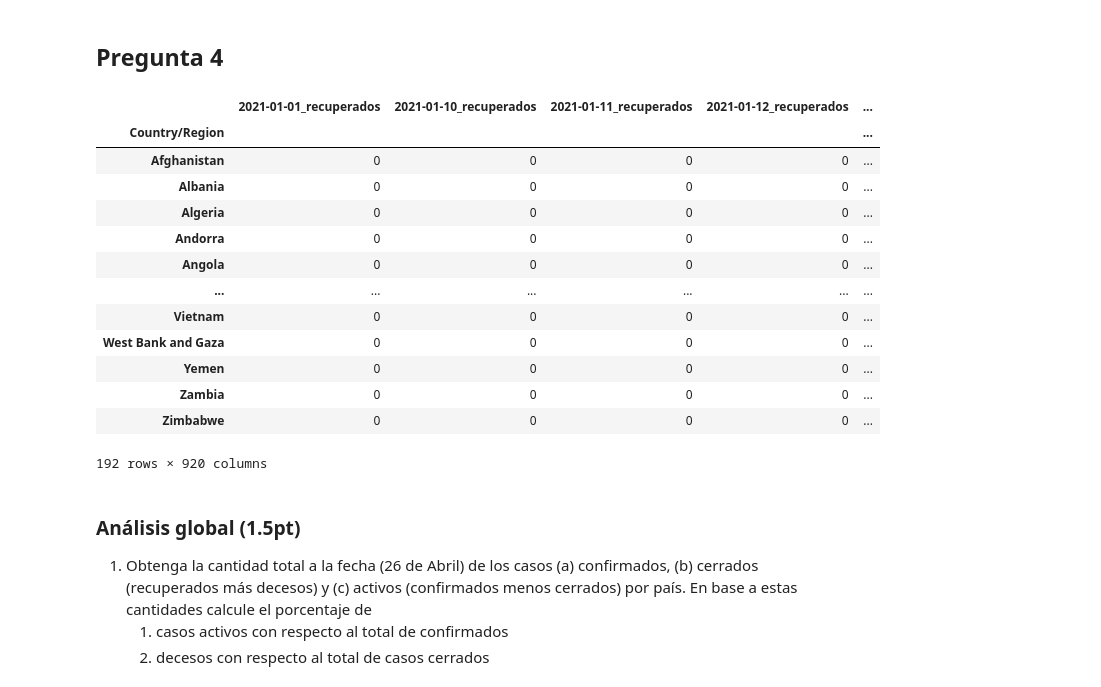
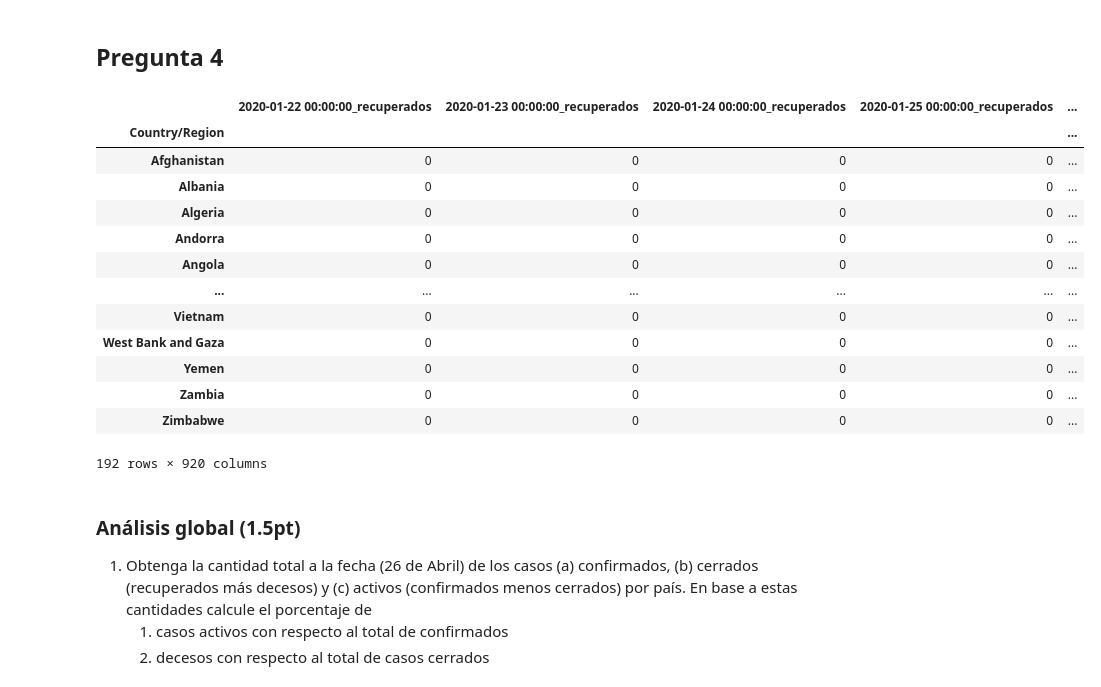
Before and after one commit to fehrmann11/Tarea-1-COVID-19, a Jupyter notebook: info147_tarea1.ipynb, the cells around one changed output. Cells and saved outputs as stored; diff of their text form; code cells hidden in the pictures.

```diff
--- a/info147_tarea1.ipynb
+++ b/info147_tarea1.ipynb
@@ -134,19 +131,23 @@ Descartamos las filas del segundo dataframe que no coincidian con el nombre del
 # %%
 df_recuperados = pd.read_csv('data/covid19_recuperados.csv', index_col = 'Country/Region')
 df_recuperados.drop(['Lat', 'Long'], axis=1, inplace=True)
-df_recuperados.columns = pd.to_datetime(df_recuperados.columns.difference(['Province/State'])).strftime('%Y-%m-%d').insert(0, 'Province/State')
+
 df_recuperados = df_recuperados.groupby('Country/Region').sum()
+
+df_recuperados.columns = pd.to_datetime(df_recuperados.columns)
+df_recuperados.columns = sorted(df_recuperados.columns)
 # %%
 df_muertes = pd.read_csv('data/covid19_decesos.csv', index_col = 'Country/Region')
 df_muertes.drop(['Lat', 'Long'], axis=1, inplace=True)
-df_muertes.columns = pd.to_datetime(df_muertes.columns.difference(['Province/State'])).strftime('%Y-%m-%d').insert(0, 'Province/State')
 df_muertes = df_muertes.groupby('Country/Region').sum()
 
+df_muertes.columns = pd.to_datetime(df_muertes.columns)
+df_muertes.columns = sorted(df_muertes.columns)
 
 df_muertes_merge = pd.merge(df_recuperados,df_muertes, on='Country/Region',how='left', suffixes=('_recuperados','_muertes'))
 df_muertes_merge
 # %% [output]
-|  | 2021-01-01_recuperados | 2021-01-10_recuperados | 2021-01-11_recuperados | 2021-01-12_recuperados | ... |
+|  | 2020-01-22 00:00:00_recuperados | 2020-01-23 00:00:00_recuperados | 2020-01-24 00:00:00_recuperados | 2020-01-25 00:00:00_recuperados | ... |
 | Country/Region |  |  |  |  | ... |
 | Afghanistan | 0 | 0 | 0 | 0 | ... |
 | Albania | 0 | 0 | 0 | 0 | ... |
```
Also changed, not shown: parts of 22 cells of this notebook.
